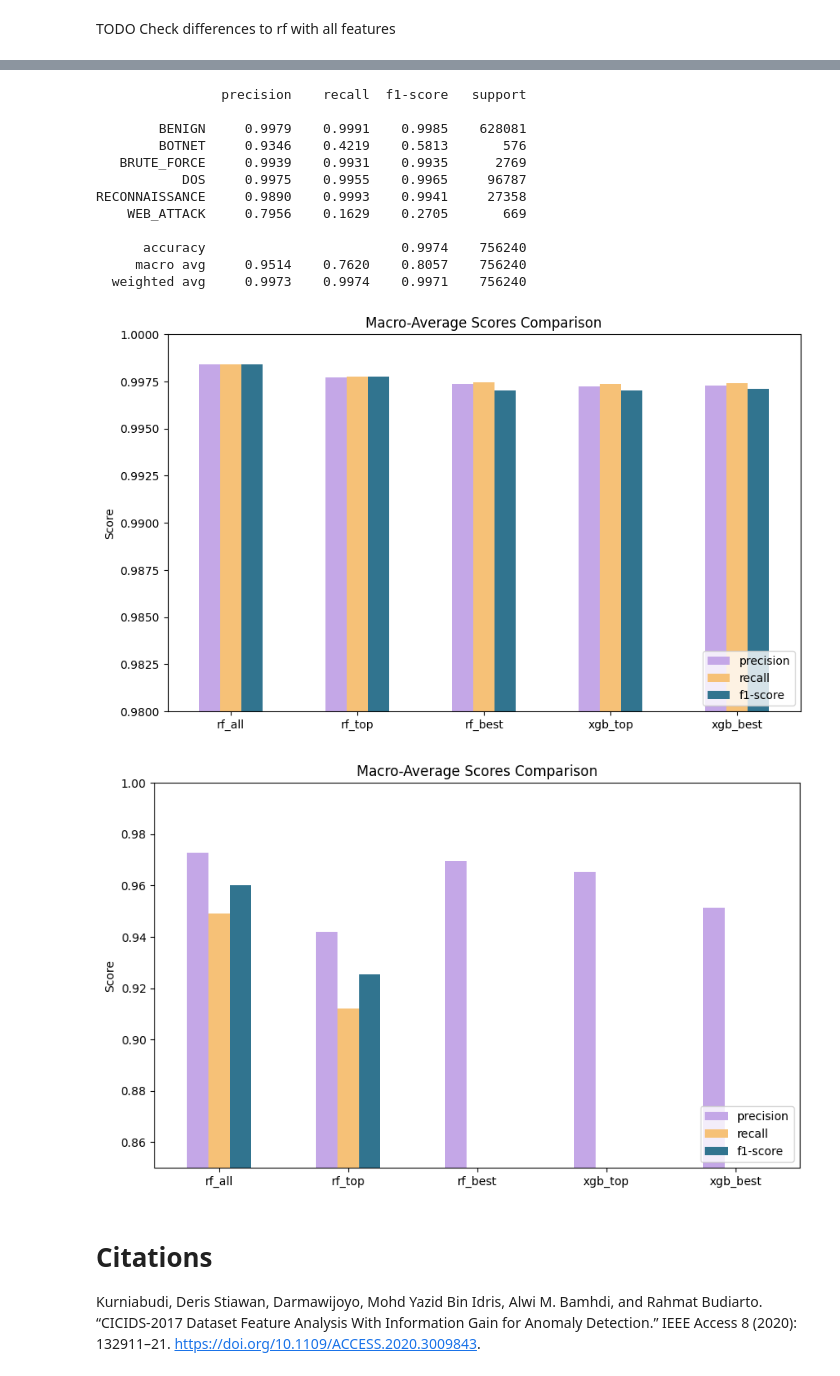
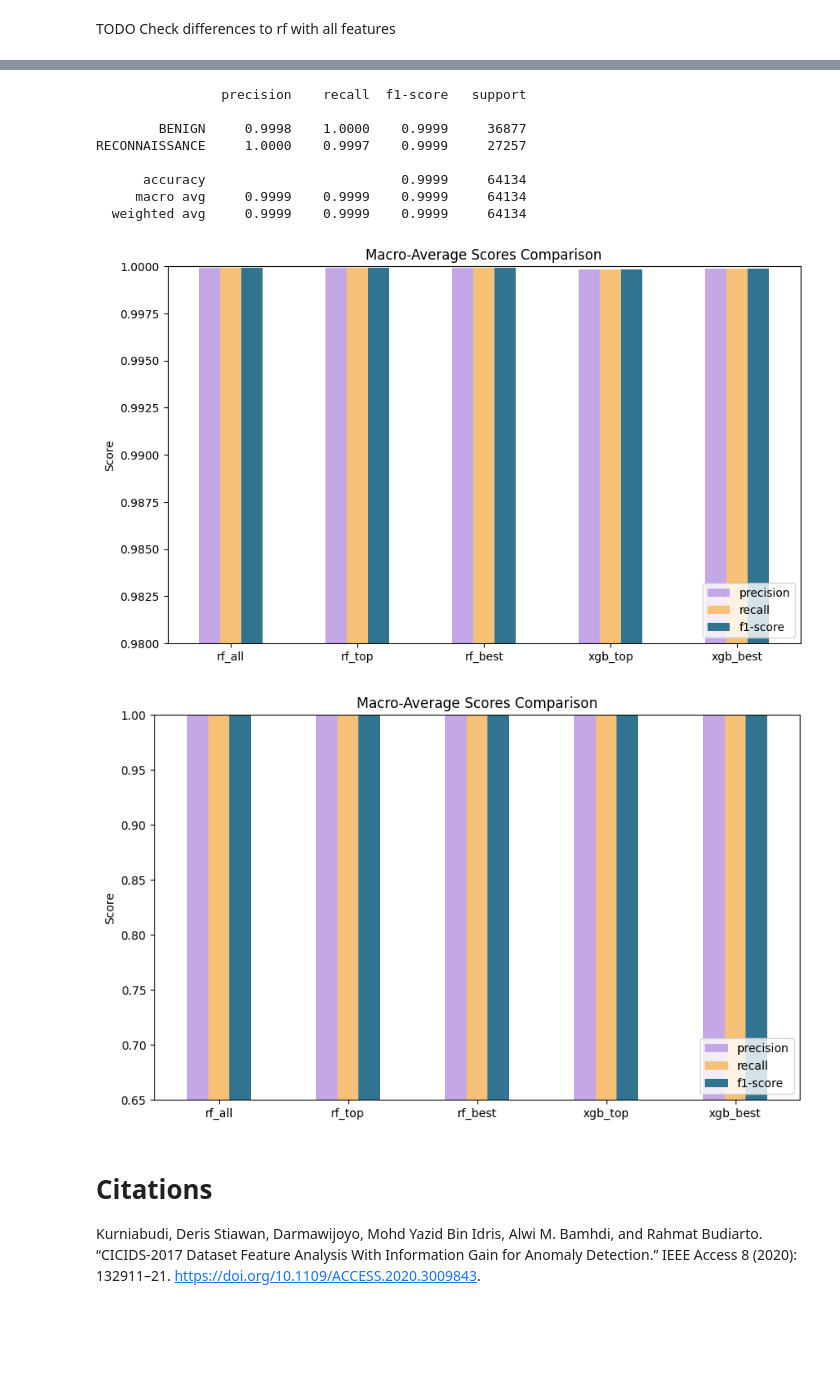
Before and after one commit to j4n-r/IDS_ml, a Jupyter notebook: ml-project-v4.ipynb, the cells around one changed output, grey strips where cells are left out. Cells and saved outputs as stored; diff of their text form; code cells hidden in the pictures; blank space fills up the shorter version.

```diff
--- a/ml-project-v4.ipynb
+++ b/ml-project-v4.ipynb
@@ -104,14 +104,14 @@ First option reads only one of the fils into the Dataframe. The second option ta
 This is done to reduce the dataset for developing purposes.
 # %%
 # 1.
-#df = pd.read_csv("/kaggle/input/network-intrusion-dataset/Friday-WorkingHours-Afternoon-PortScan.pcap_ISCX.csv")
+df = pd.read_csv("/kaggle/input/network-intrusion-dataset/Friday-WorkingHours-Afternoon-PortScan.pcap_ISCX.csv")
 #df = pd.concat([df, pd.read_csv("/kaggle/input/network-intrusion-dataset/Thursday-WorkingHours-Morning-WebAttacks.pcap_ISCX.csv")])
 # 2.
 #shuffled_df = df_full.sample(frac=1, random_state=40)
 #df = pd.DataFrame(shuffled_df.head(5000))
 
 # 3.
-df = pd.DataFrame(df_full)
+#df = pd.DataFrame(df_full)
 # %% [markdown]
 #  Data info
 The column names have leading and/or trailing spaces that need to be trimmed.
@@ -621,16 +615,12 @@ xgb_best_report = classification_report(y_test_top, y_pred_top_decoded, digits=4
 # %% [output]
                 precision    recall  f1-score   support
 
-        BENIGN     0.9979    0.9991    0.9985    628081
-        BOTNET     0.9346    0.4219    0.5813       576
-   BRUTE_FORCE     0.9939    0.9931    0.9935      2769
-           DOS     0.9975    0.9955    0.9965     96787
-RECONNAISSANCE     0.9890    0.9993    0.9941     27358
-    WEB_ATTACK     0.7956    0.1629    0.2705       669
+        BENIGN     0.9998    1.0000    0.9999     36877
+RECONNAISSANCE     1.0000    0.9997    0.9999     27257
 
-      accuracy                         0.9974    756240
-     macro avg     0.9514    0.7620    0.8057    756240
-  weighted avg     0.9973    0.9974    0.9971    756240
+      accuracy                         0.9999     64134
+     macro avg     0.9999    0.9999    0.9999     64134
+  weighted avg     0.9999    0.9999    0.9999     64134
 # %%
 # put all reports in a list
 reports = [rf_all_report, rf_top_report, rf_best_report, xgb_top_report, xgb_best_report]
@@ -664,41 +654,41 @@ plt.xticks(rotation=0)
 plt.legend(loc="lower right")
 plt.show()
 # %% [output]
-[figure, old version]
+[figure, new version]
 # %%
 # put all reports in a list
 reports = [rf_all_report, rf_top_report, rf_best_report, xgb_top_report, xgb_best_report]
 
 model_names = ["rf_all", "rf_top", "rf_best", "xgb_top", "xgb_best"]
 # Initialize an empty DataFrame
 comparison_df = pd.DataFrame(
     columns=["precision", "recall", "f1-score"],
     index=model_names
 )
 
 for name, report in zip(model_names, reports):
     # 'macro avg' is a key in the dictionary
     macro_avg = report["macro avg"]
     comparison_df.loc[name, "precision"] = macro_avg["precision"]
     comparison_df.loc[name, "recall"]    = macro_avg["recall"]
     comparison_df.loc[name, "f1-score"]  = macro_avg["f1-score"]
 
 
 
 colors = [rp["iris"], rp["gold"], rp["pine"]]
 
 comparison_df.plot.bar(
     figsize=(10, 6),
     color=colors
 )
 plt.title("Macro-Average Scores Comparison")
 plt.ylabel("Score")
-plt.ylim([0.85, 1])
+plt.ylim([0.65, 1])
 plt.xticks(rotation=0)
 plt.legend(loc="lower right")
 plt.show()
 # %% [output]
-[figure, old version]
+[figure, new version]
 # %% [markdown]
 # Citations
 Kurniabudi, Deris Stiawan, Darmawijoyo, Mohd Yazid Bin Idris, Alwi M. Bamhdi, and Rahmat Budiarto. “CICIDS-2017 Dataset Feature Analysis With Information Gain for Anomaly Detection.” IEEE Access 8 (2020): 132911–21. https://doi.org/10.1109/ACCESS.2020.3009843.
```
Also changed, not shown: parts of 14 cells of this notebook.
